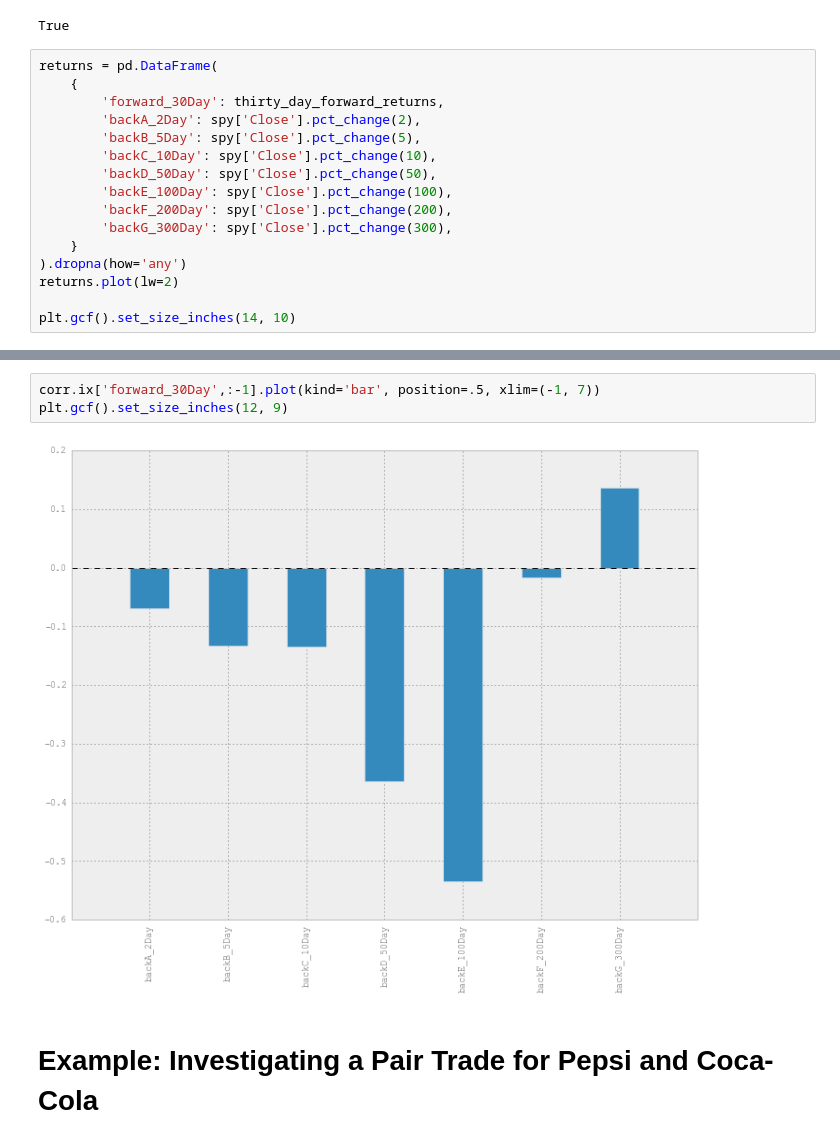
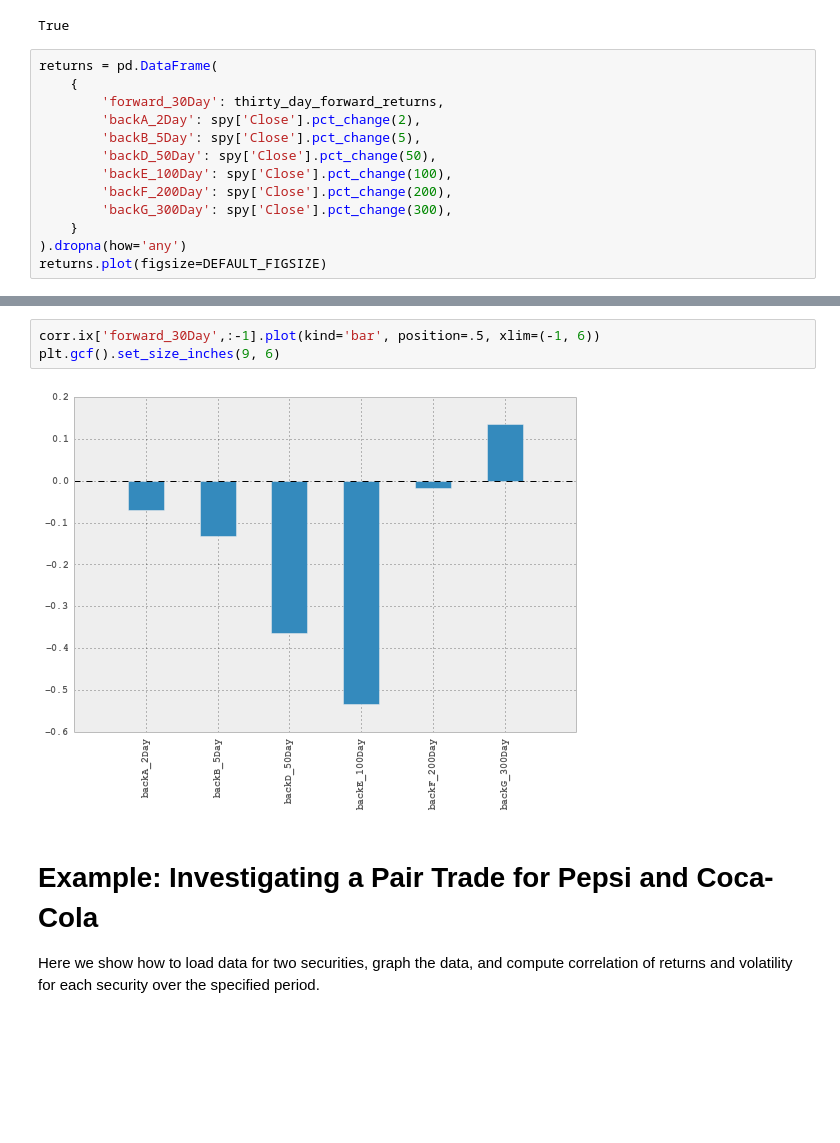
Before and after one commit to ssanderson/notebooks, a Jupyter notebook: quanto/Quantopian_Meetup_Pandas.ipynb, the cells around one changed output, grey strips where cells are left out. Cells and saved outputs as stored; diff of their text form; blank space fills up the shorter version.

```diff
--- a/quanto/Quantopian_Meetup_Pandas.ipynb
+++ b/quanto/Quantopian_Meetup_Pandas.ipynb
@@ -768,14 +1006,11 @@ returns = pd.DataFrame(
         'forward_30Day': thirty_day_forward_returns,
         'backA_2Day': spy['Close'].pct_change(2),
         'backB_5Day': spy['Close'].pct_change(5),
-        'backC_10Day': spy['Close'].pct_change(10),
         'backD_50Day': spy['Close'].pct_change(50),
         'backE_100Day': spy['Close'].pct_change(100),
         'backF_200Day': spy['Close'].pct_change(200),
         'backG_300Day': spy['Close'].pct_change(300),
     }
 ).dropna(how='any')
-returns.plot(lw=2)
-
-plt.gcf().set_size_inches(14, 10)
+returns.plot(figsize=DEFAULT_FIGSIZE)
 # %% [output]
@@ -797,8 +1032,9 @@ corr
 # %%
-corr.ix['forward_30Day',:-1].plot(kind='bar', position=.5, xlim=(-1, 7))
-plt.gcf().set_size_inches(12, 9)
+corr.ix['forward_30Day',:-1].plot(kind='bar', position=.5, xlim=(-1, 6))
+plt.gcf().set_size_inches(9, 6)
 # %% [output]
-[figure, old version]
+[figure, new version]
-# %% [markdown]
-# Example: Investigating a Pair Trade for Pepsi and Coca-Cola
+# %% [markdown]
+# Example: Investigating a Pair Trade for Pepsi and Coca-Cola
+Here we show how to load data for two securities, graph the data, and compute correlation of returns and volatility for each security over the specified period.
 # %%
```
Also changed, not shown: parts of 69 cells of this notebook, 7 other files.
